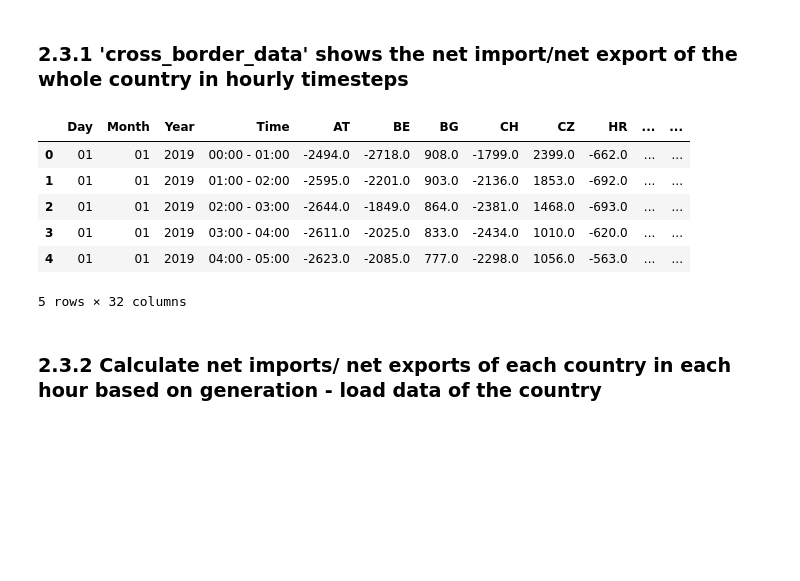
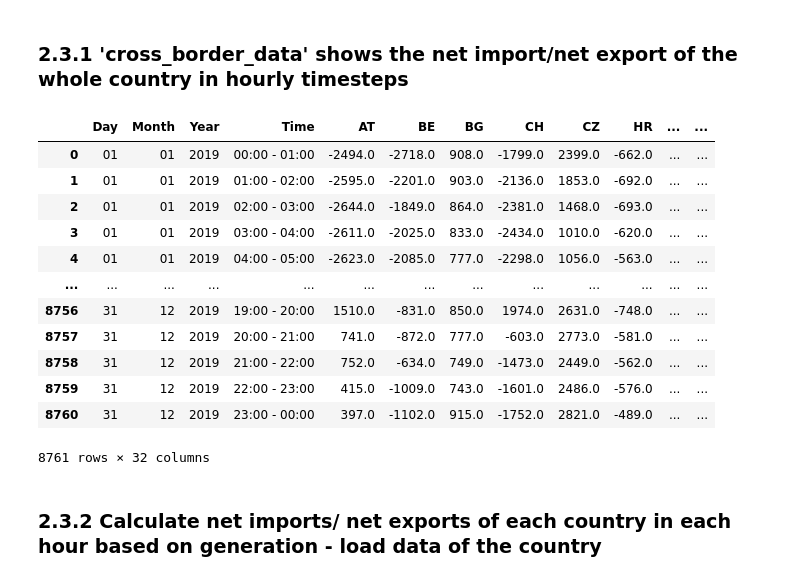
Before and after one commit to lovinduw/Consolidation, a Jupyter notebook: Scripts/main.ipynb, the cells around one changed output. Cells and saved outputs as stored; diff of their text form; code cells hidden in the pictures; blank space fills up the shorter version.

```diff
--- a/Scripts/main.ipynb
+++ b/Scripts/main.ipynb
@@ -66,15 +96,21 @@ crossborder_data, transmission_data = dp.cross_border(abbr_list)
 # %% [markdown]
 ### 2.3.1 'cross_border_data' shows the net import/net export of the whole country in hourly timesteps
 # %%
-display(crossborder_data.head())
+display(crossborder_data)
 # %% [output]
 |  | Day | Month | Year | Time | AT | BE | BG | CH | CZ | HR | ... | ... |
 | 0 | 01 | 01 | 2019 | 00:00 - 01:00 | -2494.0 | -2718.0 | 908.0 | -1799.0 | 2399.0 | -662.0 | ... | ... |
 | 1 | 01 | 01 | 2019 | 01:00 - 02:00 | -2595.0 | -2201.0 | 903.0 | -2136.0 | 1853.0 | -692.0 | ... | ... |
 | 2 | 01 | 01 | 2019 | 02:00 - 03:00 | -2644.0 | -1849.0 | 864.0 | -2381.0 | 1468.0 | -693.0 | ... | ... |
 | 3 | 01 | 01 | 2019 | 03:00 - 04:00 | -2611.0 | -2025.0 | 833.0 | -2434.0 | 1010.0 | -620.0 | ... | ... |
 | 4 | 01 | 01 | 2019 | 04:00 - 05:00 | -2623.0 | -2085.0 | 777.0 | -2298.0 | 1056.0 | -563.0 | ... | ... |
+| ... | ... | ... | ... | ... | ... | ... | ... | ... | ... | ... | ... | ... |
+| 8756 | 31 | 12 | 2019 | 19:00 - 20:00 | 1510.0 | -831.0 | 850.0 | 1974.0 | 2631.0 | -748.0 | ... | ... |
+| 8757 | 31 | 12 | 2019 | 20:00 - 21:00 | 741.0 | -872.0 | 777.0 | -603.0 | 2773.0 | -581.0 | ... | ... |
+| 8758 | 31 | 12 | 2019 | 21:00 - 22:00 | 752.0 | -634.0 | 749.0 | -1473.0 | 2449.0 | -562.0 | ... | ... |
+| 8759 | 31 | 12 | 2019 | 22:00 - 23:00 | 415.0 | -1009.0 | 743.0 | -1601.0 | 2486.0 | -576.0 | ... | ... |
+| 8760 | 31 | 12 | 2019 | 23:00 - 00:00 | 397.0 | -1102.0 | 915.0 | -1752.0 | 2821.0 | -489.0 | ... | ... |
-5 rows × 32 columns
+8761 rows × 32 columns
 # %% [markdown]
 ### 2.3.2 Calculate net imports/ net exports of each country in each hour based on generation - load data of the country
 # %%
```
Also changed, not shown: parts of 5 cells of this notebook, 2 other files.
